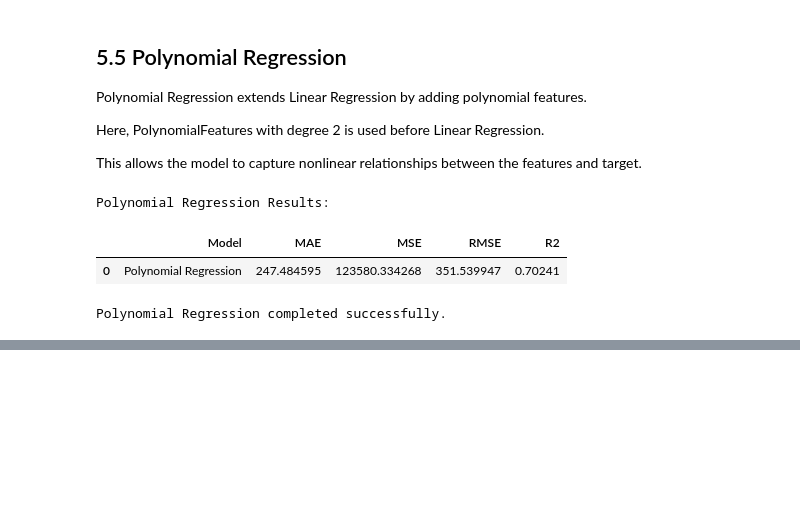
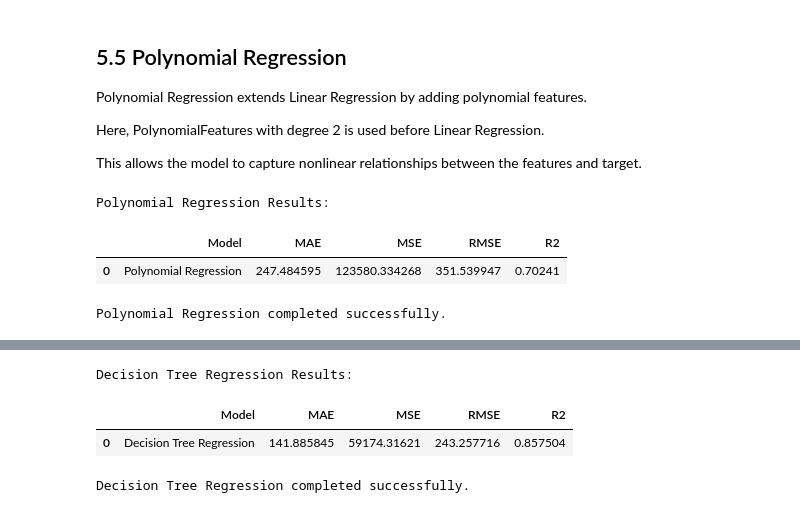
Before and after one commit to mith-sen/ML_Case_Study, a Jupyter notebook: notebooks/regression.ipynb, the cells around one changed output, grey strips where cells are left out. Saved outputs shown, nothing was run; the diff lists cells and outputs as text; code cells hidden in the pictures; blank space fills up the shorter version.

Commit message:
Implement Decision Tree

```diff
--- a/notebooks/regression.ipynb
+++ b/notebooks/regression.ipynb
@@ -1238,0 +1245,47 @@ Polynomial Regression completed successfully.
+# %%
+# Import Decision Tree Regressor
+from sklearn.tree import DecisionTreeRegressor
+
+# Create Decision Tree pipeline
+decision_tree_pipeline = Pipeline(
+    steps=[
+        ("preprocessor", preprocessor),
+        ("model", DecisionTreeRegressor(
+            random_state=42
+        ))
+    ]
+)
+
+# Train the model
+decision_tree_pipeline.fit(X_train, y_train)
+
+# Make predictions
+y_pred_dt = decision_tree_pipeline.predict(X_test)
+
+# Calculate evaluation metrics
+dt_mae = mean_absolute_error(y_test, y_pred_dt)
+dt_mse = mean_squared_error(y_test, y_pred_dt)
+dt_rmse = np.sqrt(dt_mse)
+dt_r2 = r2_score(y_test, y_pred_dt)
+
+# Store results
+decision_tree_result = {
+    "Model": "Decision Tree Regression",
+    "MAE": dt_mae,
+    "MSE": dt_mse,
+    "RMSE": dt_rmse,
+    "R2": dt_r2
+}
+
+# Display results
+decision_tree_result_df = pd.DataFrame([decision_tree_result])
+
+print("Decision Tree Regression Results:")
+display(decision_tree_result_df)
+
+print("Decision Tree Regression completed successfully.")
+# %% [output]
+Decision Tree Regression Results:
+|  | Model | MAE | MSE | RMSE | R2 |
+| 0 | Decision Tree Regression | 141.885845 | 59174.31621 | 243.257716 | 0.857504 |
+Decision Tree Regression completed successfully.
```
Also changed, not shown: parts of 1 cell of this notebook.
